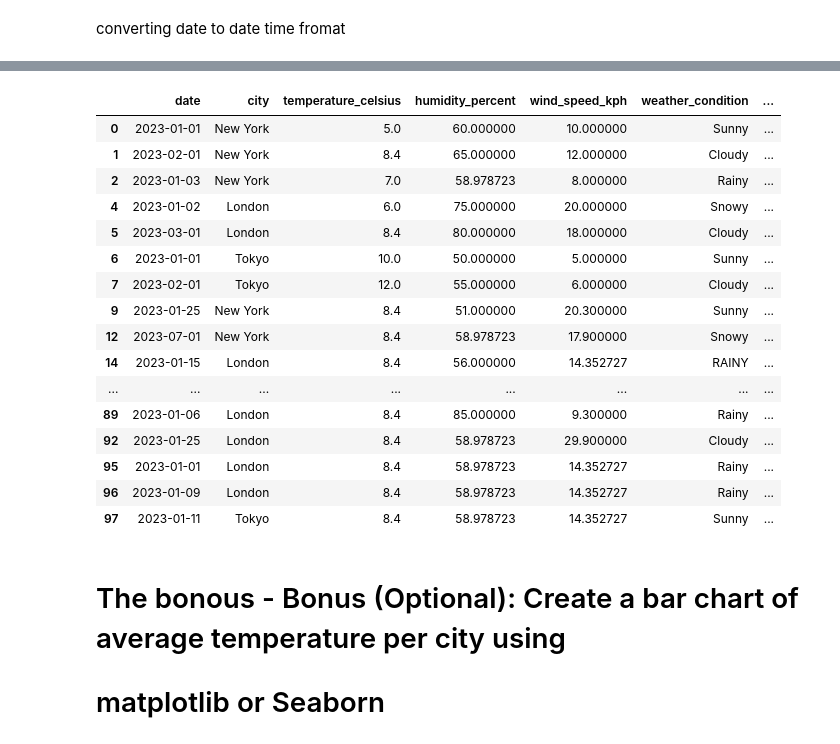
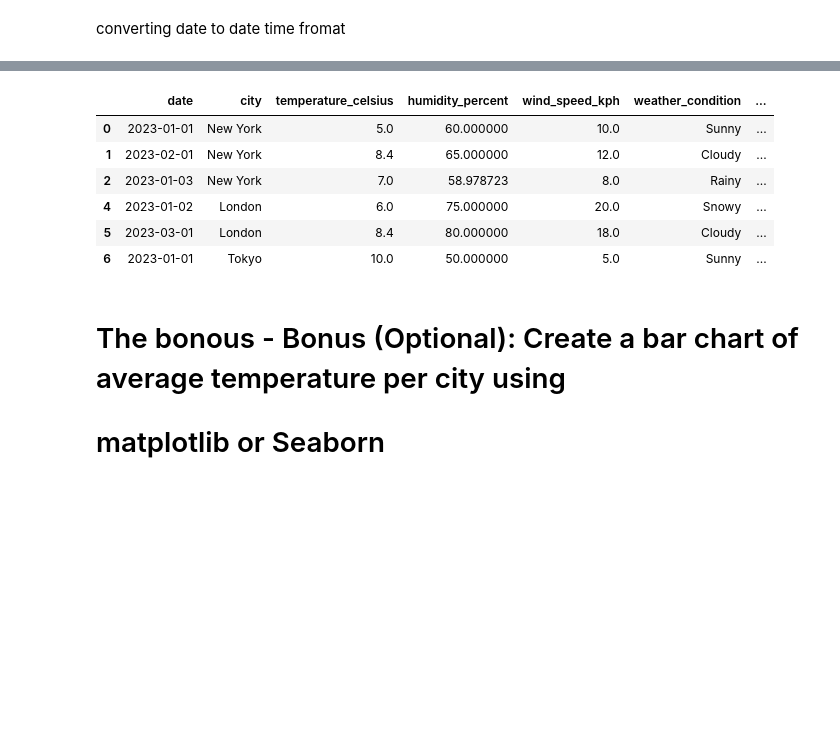
Before and after one commit to itsdagi/shega-data-engineering, a Jupyter notebook: climate.ipynb, the cells around one changed output, grey strips where cells are left out. Drawn from its saved outputs; the diff is of its cells as text; code cells hidden in the pictures; blank space fills up the shorter version.

```diff
--- a/climate.ipynb
+++ b/climate.ipynb
@@ -9,7 +9,7 @@ import numpy as np
 # %% [markdown]
 loading the data set to my jupyter notebook environment
 # %%
-data = pd.read_csv("weather_data.csv")
+data = pd.read_csv("data/weather_data.csv")
 data.head(15)
 # %% [output]
 |  | date | city | temperature_celsius | humidity_percent | wind_speed_kph | weather_condition |
@@ -92,5 +97,5 @@ imputed_data
 converting date to date time fromat
 # %%
 # converting the datae column to datetime format
-imputed_data['date'] = pd.to_datetime(imputed_data['date'], dayfirst= True errors= 'coerce')
-imputed_data
+imputed_data['date'] = pd.to_datetime(imputed_data['date'], dayfirst= True, errors= 'coerce')
+imputed_data.head(6)
@@ -154,24 +138,14 @@ cleaned_weather_data
 # %%
 cleaned_weather_data.isnull().any(axis=1)
-cleaned_weather_data.head(10) # only displayes missing values from the date col so no need to drop rows since other columns are not affectedand no country data is missing
+cleaned_weather_data.head(6) # only displayes missing values from the date col so no need to drop rows since other columns are not affectedand no country data is missing
 # %% [output]
 |  | date | city | temperature_celsius | humidity_percent | wind_speed_kph | weather_condition | ... |
-| 0 | 2023-01-01 | New York | 5.0 | 60.000000 | 10.000000 | Sunny | ... |
-| 1 | 2023-02-01 | New York | 8.4 | 65.000000 | 12.000000 | Cloudy | ... |
-| 2 | 2023-01-03 | New York | 7.0 | 58.978723 | 8.000000 | Rainy | ... |
-| 4 | 2023-01-02 | London | 6.0 | 75.000000 | 20.000000 | Snowy | ... |
-| 5 | 2023-03-01 | London | 8.4 | 80.000000 | 18.000000 | Cloudy | ... |
-| 6 | 2023-01-01 | Tokyo | 10.0 | 50.000000 | 5.000000 | Sunny | ... |
-| 7 | 2023-02-01 | Tokyo | 12.0 | 55.000000 | 6.000000 | Cloudy | ... |
-| 9 | 2023-01-25 | New York | 8.4 | 51.000000 | 20.300000 | Sunny | ... |
-| 12 | 2023-07-01 | New York | 8.4 | 58.978723 | 17.900000 | Snowy | ... |
-| 14 | 2023-01-15 | London | 8.4 | 56.000000 | 14.352727 | RAINY | ... |
-| ... | ... | ... | ... | ... | ... | ... | ... |
-| 89 | 2023-01-06 | London | 8.4 | 85.000000 | 9.300000 | Rainy | ... |
-| 92 | 2023-01-25 | London | 8.4 | 58.978723 | 29.900000 | Cloudy | ... |
-| 95 | 2023-01-01 | London | 8.4 | 58.978723 | 14.352727 | Rainy | ... |
-| 96 | 2023-01-09 | London | 8.4 | 58.978723 | 14.352727 | Rainy | ... |
-| 97 | 2023-01-11 | Tokyo | 8.4 | 58.978723 | 14.352727 | Sunny | ... |
+| 0 | 2023-01-01 | New York | 5.0 | 60.000000 | 10.0 | Sunny | ... |
+| 1 | 2023-02-01 | New York | 8.4 | 65.000000 | 12.0 | Cloudy | ... |
+| 2 | 2023-01-03 | New York | 7.0 | 58.978723 | 8.0 | Rainy | ... |
+| 4 | 2023-01-02 | London | 6.0 | 75.000000 | 20.0 | Snowy | ... |
+| 5 | 2023-03-01 | London | 8.4 | 80.000000 | 18.0 | Cloudy | ... |
+| 6 | 2023-01-01 | Tokyo | 10.0 | 50.000000 | 5.0 | Sunny | ... |
 # %% [markdown]
 # The bonous  - Bonus (Optional): Create a bar chart of average temperature per city using
 # matplotlib or Seaborn
```
Also changed, not shown: parts of 7 cells of this notebook.
